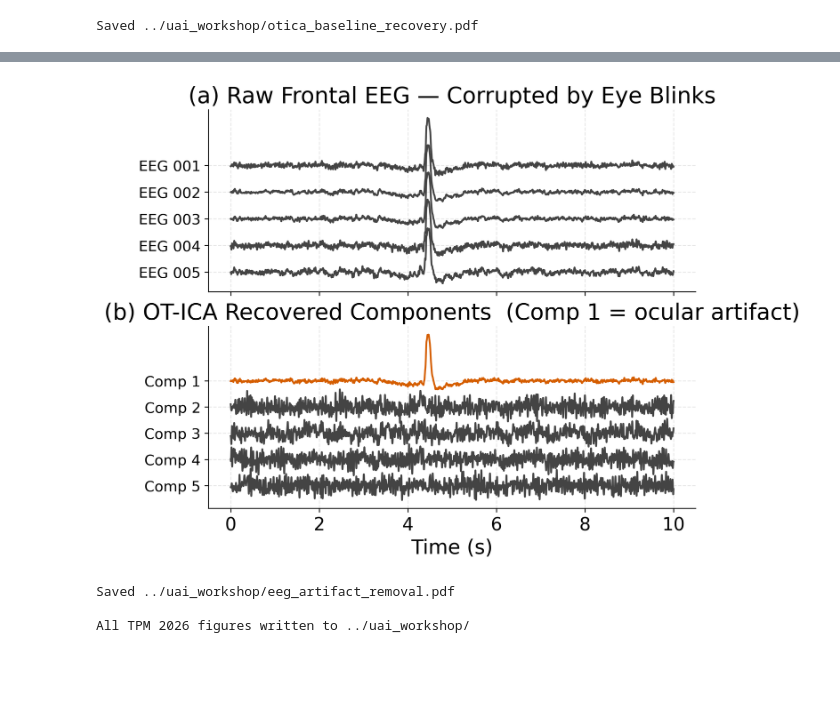
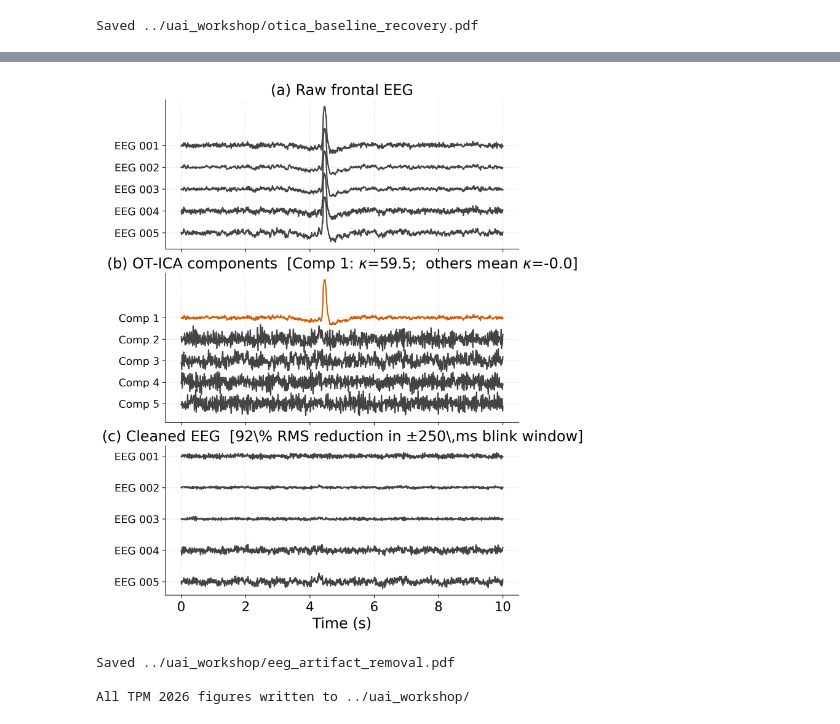
Before and after one commit to ashutoshjha3103/ot_in_linear_ica, a Jupyter notebook: exp/tpm2026_figures.ipynb, the cells around one changed output, grey strips where cells are left out. Drawn from its saved outputs; the diff is of its cells as text; code cells hidden in the pictures; blank space fills up the shorter version.

```diff
--- a/exp/tpm2026_figures.ipynb
+++ b/exp/tpm2026_figures.ipynb
@@ -562,12 +463,11 @@ while np.linalg.cond(A_base) > 20:
     A_base = np.random.randn(d_base, d_base)
 X_base = A_base @ S_true
 
-# Run OT-ICA
 device = torch.device('cuda' if torch.cuda.is_available() else 'cpu')
 X_t_base = torch.tensor(X_base, dtype=torch.float32, device=device)
 ica_base  = WassersteinICA(X_t_base)
 ica_base.whiten()
-W_wh = ica_base.W_white.cpu().numpy()
+W_wh_base = ica_base.W_white.cpu().numpy()
 
 extracted = []
 for _ in range(d_base):
@@ -576,29 +476,27 @@ for _ in range(d_base):
         prev_components=prev, max_iter=200, n_restarts=50, dither_sigma=0.01)
     extracted.append(w)
 
-W_sym = ica_base.optimize_symmetric(
+W_sym_base  = ica_base.optimize_symmetric(
     n_components=d_base, max_iter=400, lr=0.25,
     init_w=torch.stack(extracted),
     optimizer='stiefel', dither_sigma=0.01, batch_size=1024)
-W_total_base = W_sym.cpu().numpy() @ W_wh
+W_total_base = W_sym_base.cpu().numpy() @ W_wh_base
 score_base   = amari_error(W_total_base, A_base)
 Y_est_base   = W_total_base @ X_base
 
 print(f'Baseline Amari Error: {score_base:.4f}')
 
-# Match estimated components to original sources
 P_match = np.abs(W_total_base @ A_base)
 matches = [
     (i, int(np.argmax(P_match[i])), float(np.sign(P_match[i, np.argmax(P_match[i])])))
     for i in range(d_base)
 ]
 
-# Plot
 set_tpm_theme()
 fig, axes = plt.subplots(
     2, 2,
     figsize=(COLUMN_IN * SCALE, COLUMN_IN * SCALE),
-    gridspec_kw={'hspace': 0.55, 'wspace': 0.45}
+    gridspec_kw={'hspace': 0.55, 'wspace': 0.45},
 )
 axes = axes.flatten()
 
@@ -606,7 +504,6 @@ for ax_idx, (est_idx, src_idx, sgn) in enumerate(matches):
     ax   = axes[ax_idx]
     orig = S_true[src_idx]
     est  = Y_est_base[est_idx] * sgn
-
     ax.hist(orig, bins=60, density=True, alpha=0.5,
             color='#888888', edgecolor='none', label='Original')
     sns.kdeplot(est, ax=ax, color=PALETTE['OT-ICA'],
@@ -629,7 +526,7 @@ Saved ../uai_workshop/otica_baseline_recovery.pdf
 # %%
 # ---- Load MNE sample data (downloads ~1.5 GB on first run) -----------------
 print('Loading MNE sample dataset …')
-sample_data_folder  = mne.datasets.sample.data_path()
+sample_data_folder   = mne.datasets.sample.data_path()
 sample_data_raw_file = (sample_data_folder / 'MEG' / 'sample'
                         / 'sample_audvis_raw.fif')
 
@@ -640,12 +537,13 @@ raw.crop(tmin=10.0, tmax=20.0)
 frontal_channels = ['EEG 001', 'EEG 002', 'EEG 003', 'EEG 004', 'EEG 005']
 raw.pick_channels(frontal_channels)
 
-X_eeg  = raw.get_data()
-time   = raw.times
+X_eeg = raw.get_data()
+time  = raw.times
+sfreq = raw.info['sfreq']
 dim_eeg = X_eeg.shape[0]
 
 X_eeg = (X_eeg - X_eeg.mean(1, keepdims=True)) / X_eeg.std(1, keepdims=True)
-print(f'EEG shape: {X_eeg.shape}  ({X_eeg.shape[1]} samples @ {raw.info["sfreq"]:.0f} Hz)')
+print(f'EEG shape: {X_eeg.shape}  ({X_eeg.shape[1]} samples @ {sfreq:.0f} Hz)')
 
 # ---- Run OT-ICA ------------------------------------------------------------
 X_t_eeg  = torch.tensor(X_eeg, dtype=torch.float32, device=device)
@@ -663,53 +561,88 @@ W_eeg = model_eeg.optimize_symmetric(
     n_components=dim_eeg, max_iter=400, lr=0.05,
     init_w=torch.stack(extracted_eeg),
     optimizer='stiefel', batch_size=512, dither_sigma=0.01)
-Z_hat = W_eeg.cpu().numpy() @ model_eeg.X_white.cpu().numpy()
 
-# Identify artifact component: highest kurtosis (most impulsive = blinks)
-kurtoses = scipy.stats.kurtosis(Z_hat, axis=1)
+W_eeg_np   = W_eeg.cpu().numpy()
+W_white_np = model_eeg.W_white.cpu().numpy()
+Z_hat      = W_eeg_np @ model_eeg.X_white.cpu().numpy()
+
+# ---- Identify artifact component via excess kurtosis -----------------------
+kurtoses     = scipy.stats.kurtosis(Z_hat, axis=1)
 artifact_idx = int(np.argmax(kurtoses))
 
-# ICA is sign-ambiguous. Align artifact component so the blink spike is
-# positive (matching the upward deflection seen in the raw frontal channels).
-peak_sample = np.argmax(np.abs(Z_hat[artifact_idx]))
+kurtosis_artifact = float(kurtoses[artifact_idx])
+kurtosis_others   = float(np.mean([kurtoses[i] for i in range(dim_eeg)
+                                    if i != artifact_idx]))
+print(f'Artifact component (Comp {artifact_idx+1}) kurtosis: {kurtosis_artifact:.2f}')
+print(f'Mean kurtosis of remaining components:              {kurtosis_others:.2f}')
+
+# Align blink spike to positive orientation (sign ambiguity of ICA)
+peak_sample = int(np.argmax(np.abs(Z_hat[artifact_idx])))
 if Z_hat[artifact_idx, peak_sample] < 0:
     Z_hat[artifact_idx] = -Z_hat[artifact_idx]
 
-# Plain labels — artifact identity described in title and caption, not tick
-comp_colors = ['#D55E00' if i == artifact_idx else '#444444'
-               for i in range(dim_eeg)]
-comp_labels = [f'Comp {i+1}' for i in range(dim_eeg)]
+# ---- Reconstruct cleaned signal (zero the artifact component) --------------
+W_total_eeg = W_eeg_np @ W_white_np          # full (d, d) unmixing
+W_total_inv = np.linalg.inv(W_total_eeg)     # exact inverse (W_eeg orthogonal, W_white invertible)
 
-# ---- Plot ------------------------------------------------------------------
+Z_cleaned = Z_hat.copy()
+Z_cleaned[artifact_idx] = 0.0
+X_cleaned = W_total_inv @ Z_cleaned          # back to normalised EEG space
+
+# ---- Quantitative: RMS reduction in ±250 ms blink window ------------------
+hw  = int(0.25 * sfreq)
+win = slice(max(0, peak_sample - hw), min(X_eeg.shape[1], peak_sample + hw))
+rms_before    = float(np.sqrt(np.mean(X_eeg[:, win]**2)))
+rms_after     = float(np.sqrt(np.mean(X_cleaned[:, win]**2)))
+pct_reduction = (1.0 - rms_after / rms_before) * 100.0
+print(f'RMS reduction in ±250 ms blink window: {pct_reduction:.1f}%')
+
+# ---- Plot (3 rows: raw / components / cleaned) -----------------------------
 set_tpm_theme()
 
 OFFSET = 5.5
+comp_colors = ['#D55E00' if i == artifact_idx else '#444444' for i in range(dim_eeg)]
+comp_labels = [f'Comp {i+1}' for i in range(dim_eeg)]
+
 fig, axes_eeg = plt.subplots(
-    2, 1,
-    figsize=(COLUMN_IN * SCALE, COLUMN_IN * SCALE * 0.85),
+    3, 1,
+    figsize=(COLUMN_IN * SCALE, COLUMN_IN * SCALE * 1.35),
     sharex=True,
-    constrained_layout=True,   # avoids tight_layout warning
+    constrained_layout=True,
 )
 
-# Raw EEG
+# Panel (a): raw EEG
 for i in range(dim_eeg):
     axes_eeg[0].plot(time, X_eeg[i] - i * OFFSET,
                      color='#444444', linewidth=0.8 * SCALE)
 axes_eeg[0].set_yticks([-OFFSET * i for i in range(dim_eeg)])
 axes_eeg[0].set_yticklabels(frontal_channels)
-axes_eeg[0].set_title('(a) Raw Frontal EEG — Corrupted by Eye Blinks')
+axes_eeg[0].set_title('(a) Raw frontal EEG', fontsize=9 * SCALE)
 
-# OT-ICA components
+# Panel (b): OT-ICA components, with kurtosis contrast in title
 for i in range(dim_eeg):
     axes_eeg[1].plot(time, Z_hat[i] - i * OFFSET,
                      color=comp_colors[i], linewidth=0.8 * SCALE)
 axes_eeg[1].set_yticks([-OFFSET * i for i in range(dim_eeg)])
 axes_eeg[1].set_yticklabels(comp_labels)
-axes_eeg[1].set_xlabel('Time (s)')
-# Title names the artifact component explicitly; label in caption
 axes_eeg[1].set_title(
-    f'(b) OT-ICA Recovered Components  (Comp {artifact_idx+1} = ocular artifact)'
+    f'(b) OT-ICA components  '
+    f'[Comp {artifact_idx+1}: $\\kappa$={kurtosis_artifact:.1f};  '
+    f'others mean $\\kappa$={kurtosis_others:.1f}]',
+    fontsize=9 * SCALE,
 )
+
+# Panel (c): cleaned EEG, with RMS reduction in title
+for i in range(dim_eeg):
+    axes_eeg[2].plot(time, X_cleaned[i] - i * OFFSET,
+                     color='#444444', linewidth=0.8 * SCALE)
+axes_eeg[2].set_yticks([-OFFSET * i for i in range(dim_eeg)])
+axes_eeg[2].set_yticklabels(frontal_channels)
+axes_eeg[2].set_title(
+    f'(c) Cleaned EEG  [{pct_reduction:.0f}\\% RMS reduction in $\\pm$250\\,ms blink window]',
+    fontsize=9 * SCALE,
+)
+axes_eeg[2].set_xlabel('Time (s)')
 
 for ax in axes_eeg:
     ax.tick_params(axis='y', labelsize=6.5 * SCALE)
@@ -727,4 +663,4 @@ EEG shape: (5, 6007)  (6007 samples @ 601 Hz)
-[figure, old version]
+[figure, new version]
 Saved ../uai_workshop/eeg_artifact_removal.pdf
 
 All TPM 2026 figures written to ../uai_workshop/
```
Also changed, not shown: parts of 16 cells of this notebook, 3 other files.
